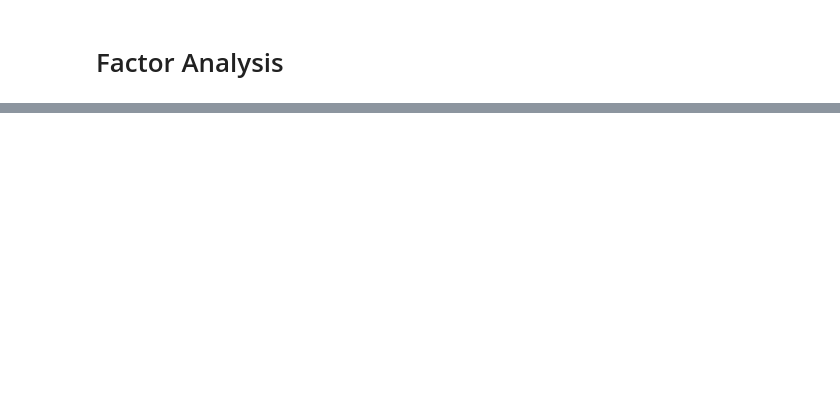
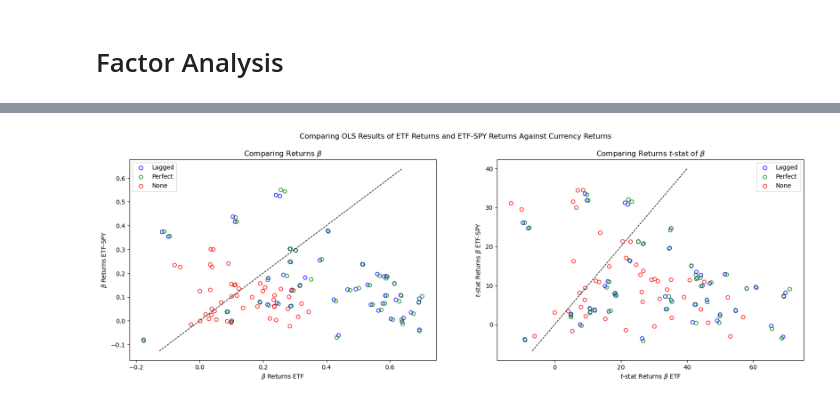
Before and after one commit to diegodalvarez/FXEquitySpillover, a Jupyter notebook: notebook/1FactorModel.ipynb, the cells around one changed output, grey strips where cells are left out. Saved outputs shown, nothing was run; the diff lists cells and outputs as text; code cells hidden in the pictures; blank space fills up the shorter version.

```diff
--- a/notebook/1FactorModel.ipynb
+++ b/notebook/1FactorModel.ipynb
@@ -411,0 +245,78 @@ plt.show()
+# %%
+df_spread_params = FactorExposure().get_ols_params(both_models)
+# %%
+df_param_prep = (df_spread_params
+    .assign(
+        str_string = lambda x: x.group_var.str.split("-"),
+        etf_ticker = lambda x: x.str_string.str[0],
+        fx_ticker  = lambda x: x.str_string.str[1],
+        vol_target = lambda x: x.str_string.str[2])
+    .drop(columns = ["str_string", "group_var"]))
+# %%
+fig, axes   = plt.subplots(ncols = 2, figsize = (20,6))
+vol_targets = df_param_prep.vol_target.drop_duplicates().sort_values().to_list()
+colors      = ["blue", "green", "red"]
+
+for vol_target, color in zip(vol_targets, colors):
+
+    df_plot_tmp = (df_param_prep
+        .loc[lambda x: (x.vol_target == vol_target) & (x.param_name != "const")])
+
+    df_plot1 = (df_plot_tmp
+        .drop(columns = ["pvalue", "tvalue", "vol_target"])
+        .pivot(index = ["etf_ticker", "fx_ticker"], columns = "param_name", values = "param_val"))
+
+    df_plot2 = (df_plot_tmp
+        .drop(columns = ["pvalue", "param_val", "vol_target"])
+        .pivot(index = ["etf_ticker", "fx_ticker"], columns = "param_name", values = "tvalue"))
+
+    axes[0].scatter(
+        x     = df_plot1["etf_rtn"],
+        y     = df_plot1["spread"],
+        edgecolors = color,
+        facecolors = "none",
+        label = RENAMER[vol_target])
+
+    axes[1].scatter(
+        x     = df_plot2["etf_rtn"],
+        y     = df_plot2["spread"],
+        edgecolors = color,
+        facecolors = "none",
+        label = RENAMER[vol_target])
+
+    axes[0].legend()
+    axes[1].legend()
+
+for ax in axes:
+
+    xlim = ax.get_xlim()
+    ylim = ax.get_ylim()
+
+    # Range where y = x is actually inside both axes
+    lower = max(xlim[0] * 0.9, ylim[0] * 1.1)
+    upper = min(xlim[1] * 0.9, ylim[1] * 1.1)
+
+    x = np.linspace(lower, upper, 500)
+    # y = x
+    ax.plot(
+        x,
+        x,
+        color="black",
+        linestyle="--",
+        linewidth=1,
+        zorder=1
+    )
+
+
+axes[0].set_xlabel(r"$\beta$ Returns ETF")
+axes[0].set_ylabel(r"$\beta$ Returns ETF-SPY")
+axes[0].set_title(r"Comparing Returns $\beta$")
+
+axes[1].set_xlabel(r"$t$-stat Returns $\beta$ ETF")
+axes[1].set_ylabel(r"$t$-stat Returns $\beta$ ETF-SPY")
+axes[1].set_title(r"Comparing Returns $t$-stat of $\beta$")
+
+fig.suptitle("Comparing OLS Results of ETF Returns and ETF-SPY Returns Against Currency Returns")
+plt.show()
+# %% [output]
+[figure, added]
```
Also changed, not shown: parts of 50 cells of this notebook, 3 other files.
